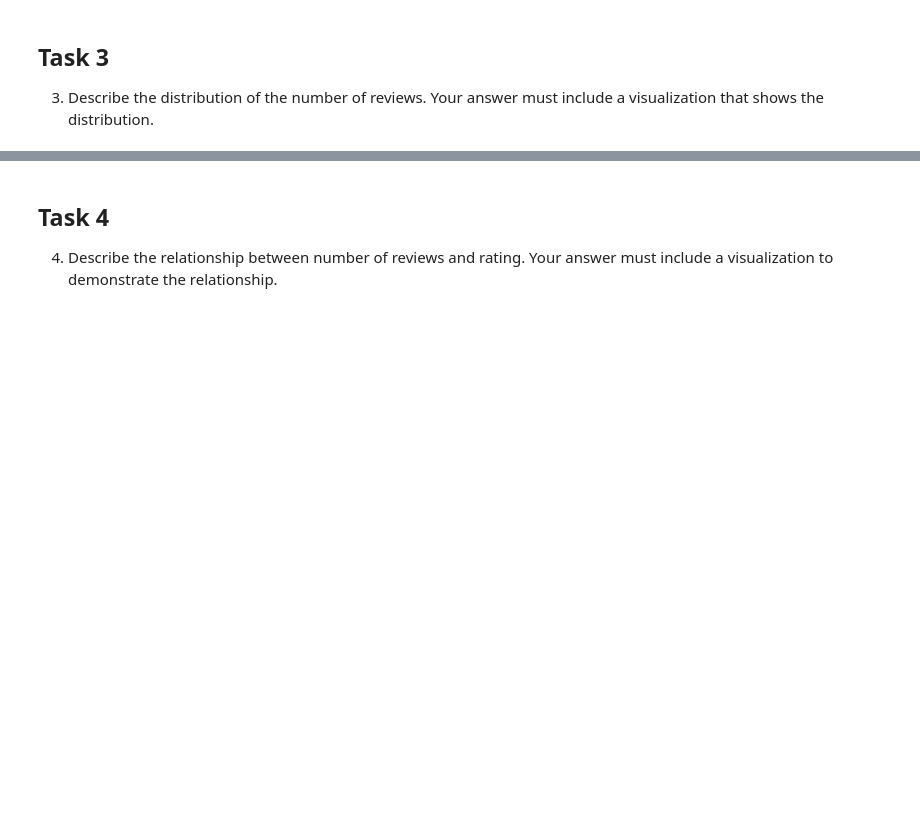
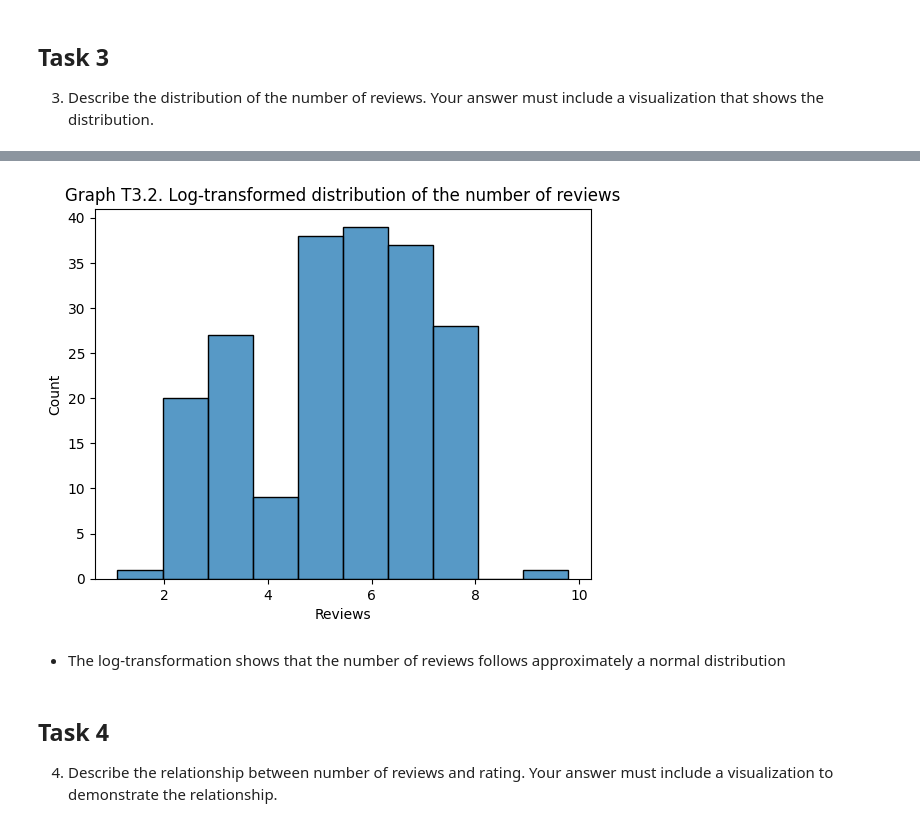
Before and after one commit to Milanomac/data-science-python, a Jupyter notebook: datacamp-projects/10_practical_exam_coffee_shops/notebook.ipynb, the cells around one changed output, grey strips where cells are left out. Cells and saved outputs as stored; diff of their text form; code cells hidden in the pictures; blank space fills up the shorter version.

```diff
--- a/datacamp-projects/10_practical_exam_coffee_shops/notebook.ipynb
+++ b/datacamp-projects/10_practical_exam_coffee_shops/notebook.ipynb
@@ -255,3 +214,11 @@ outlier
+# %%
+# Change the line plot below to a scatter plot
+sns.histplot(x=np.log(df['Reviews'])).set(title='Graph T3.2. Log-transformed distribution of the number of reviews')
+plt.show()
+# %% [output]
+[figure, added]
+# %% [markdown]
+- The log-transformation shows that the number of reviews follows approximately a normal distribution
 # %% [markdown]
 
 ## Task 4
```
Also changed, not shown: parts of 36 cells of this notebook.
